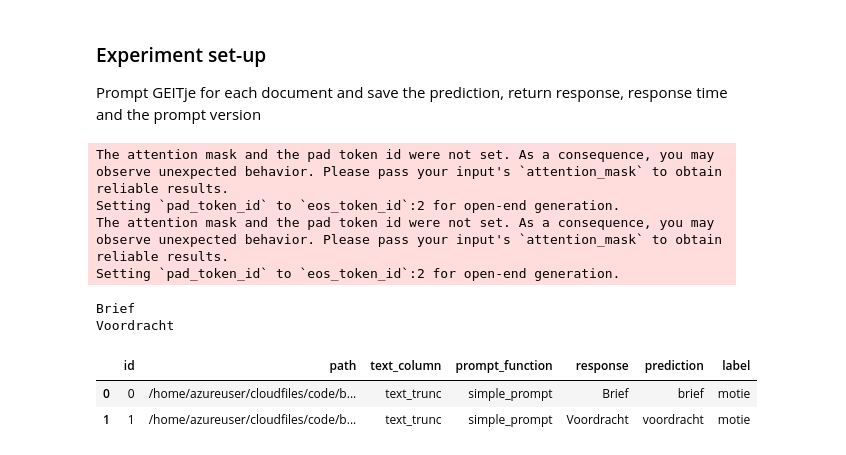
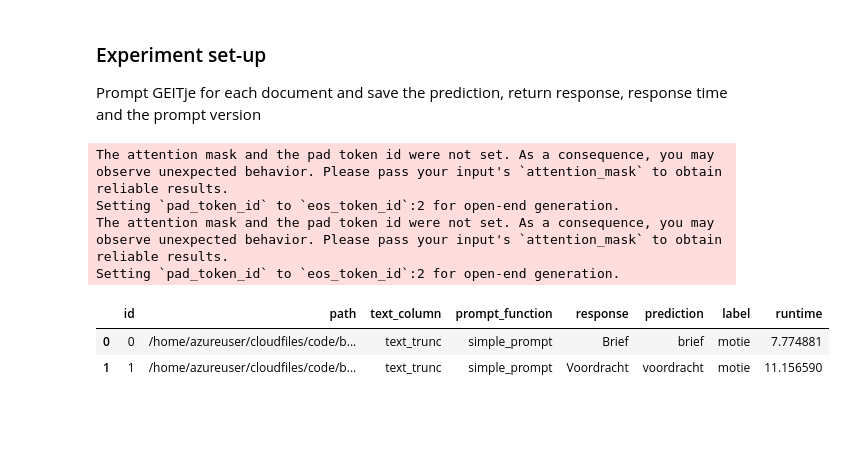
Before and after one commit to Amsterdam-Internships/document-classification-using-large-language-models, a Jupyter notebook: notebooks/CLgeitje.ipynb, the cells around one changed output. Drawn from its saved outputs; the diff is of its cells as text; code cells hidden in the pictures; blank space fills up the shorter version.

Commit message:
prompt function

```diff
--- a/notebooks/CLgeitje.ipynb
+++ b/notebooks/CLgeitje.ipynb
@@ -67,55 +67,95 @@ assistant: Geitje hoort er niet in thuis.
 Prompt GEITje for each document and save the prediction, return response, response time and the prompt version
 # %%
 from collections import Counter
+import re
+
+# given the string response, extract the prediction
 def get_prediction_from_response(response, classes_list):
-    print(response)
     predictions = [True if category.lower() in response.lower() else False for category in classes_list]
+
+    # check if multiple classes were named, this is a prediction error
     if Counter(predictions)[True] > 1:
         return "PredictionError"
+
+    # check if exactly one class is named, this is the prediction
     elif Counter(predictions)[True] == 1:
         prediction = [category.lower() for category in classes_list if category.lower() in response.lower()]
         return prediction[0]
+
+    # if no class is named, then this is a no prediction error
     else:
         return 'NoPrediction'
+
+# extract the promptfunction name
+def get_promptfunction_name(prompt_function):
+    string = f"{prompt_function}"
+    match = re.search(r'<function\s+(\w+)', string)
+    if match:
+        function_name = match.group(1)
+        return function_name
+    else:
+        return f"{prompt_function}"
 # %%
+import time
+
 """ Given a dataframe with txt, return a df with predictions """
 # docs_df = dataframe with the documents that need to be predicted
 # text_column = name of the column that includes the input_text. Can be different based on the text representation method.
+# prompt_function = prompt template -> ONLY prompt templates that take classes and doc as input (ZERO SHOT)
 
-def get_predictions_incontectlearning(docs_df, text_column):
+def zero_shot_predictions_incontextlearning(docs_df, text_column, prompt_function):
+    # get a list of the possible classes
     classes_list = pt.get_class_list()
 
-    results_df = pd.DataFrame(columns = ['id', 'path', 'text_column', 'prompt_function', 'response', 'prediction', 'label'])
+    results_df = pd.DataFrame(columns = ['id', 'path', 'text_column', 'prompt_function', 'response', 'prediction', 'label', 'runtime'])
 
-    # for each doc, prompt
+    # prompt each document
     for index, row in docs_df.iterrows():
+        start_time = time.time()
+
+        # get the prompt, with the classes and doc filled in
         txt = row[text_column]
-        prompt = pt.simple_prompt(classes_list, txt)
+        prompt = prompt_function(classes_list, txt)
+
+        # prompt and get the response
         converse = chatbot(Conversation(prompt))
         response = converse[1]['content']
+
+        # extract prediction from response
         prediction = get_prediction_from_response(response, classes_list)
+
+        # save results in dataframe
         results_df.loc[len(results_df)] = {
             'id': row['id'],
             'path' : row['path'],
             'text_column' : text_column,
-            'prompt_function':'simple_prompt',
+            'prompt_function': get_promptfunction_name(prompt_function),
             'response':response,
             'prediction':prediction,
-            'label':row['label'].lower()
+            'label':row['label'].lower(),
+            'runtime':time.time()-start_time
         }
-
 
     return results_df
 
-res = get_predictions_incontectlearning(df, 'text_trunc')
+""" Run a prediction function -> can be ZeroShot or FewShot """
+
+
+def run_prediction(docs_df, text_column, prompt_function, learning='ZeroShot'):
+    begin_time = time.time()
+    if learning == 'ZeroShot':
+        res = zero_shot_predictions_incontextlearning(docs_df, text_column, prompt_function)
+    return res
+
+
+
+res = run_prediction(df, 'text_trunc', pt.simple_prompt)
 display(res)
 # %% [output]
 The attention mask and the pad token id were not set. As a consequence, you may observe unexpected behavior. Please pass your input's `attention_mask` to obtain reliable results.
 Setting `pad_token_id` to `eos_token_id`:2 for open-end generation.
 The attention mask and the pad token id were not set. As a consequence, you may observe unexpected behavior. Please pass your input's `attention_mask` to obtain reliable results.
 Setting `pad_token_id` to `eos_token_id`:2 for open-end generation.
-Brief
-Voordracht
-|  | id | path | text_column | prompt_function | response | prediction | label |
-| 0 | 0 | /home/azureuser/cloudfiles/code/b... | text_trunc | simple_prompt | Brief | brief | motie |
-| 1 | 1 | /home/azureuser/cloudfiles/code/b... | text_trunc | simple_prompt | Voordracht | voordracht | motie |
+|  | id | path | text_column | prompt_function | response | prediction | label | runtime |
+| 0 | 0 | /home/azureuser/cloudfiles/code/b... | text_trunc | simple_prompt | Brief | brief | motie | 7.774881 |
+| 1 | 1 | /home/azureuser/cloudfiles/code/b... | text_trunc | simple_prompt | Voordracht | voordracht | motie | 11.156590 |
```
Also changed, not shown: parts of 2 cells of this notebook, 1 other file.
